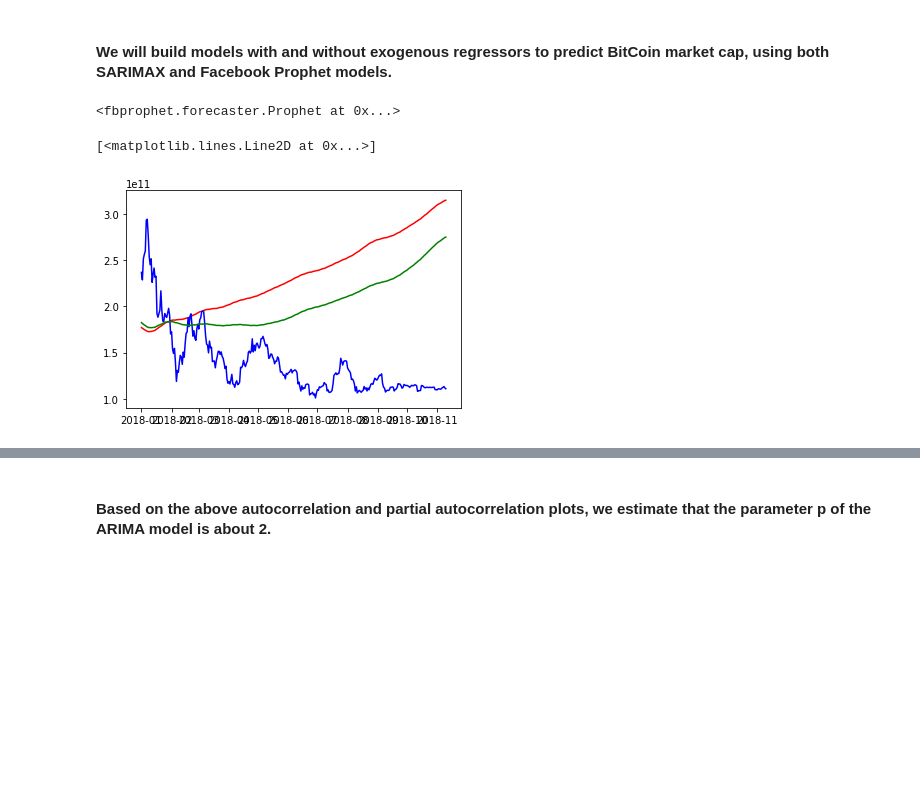
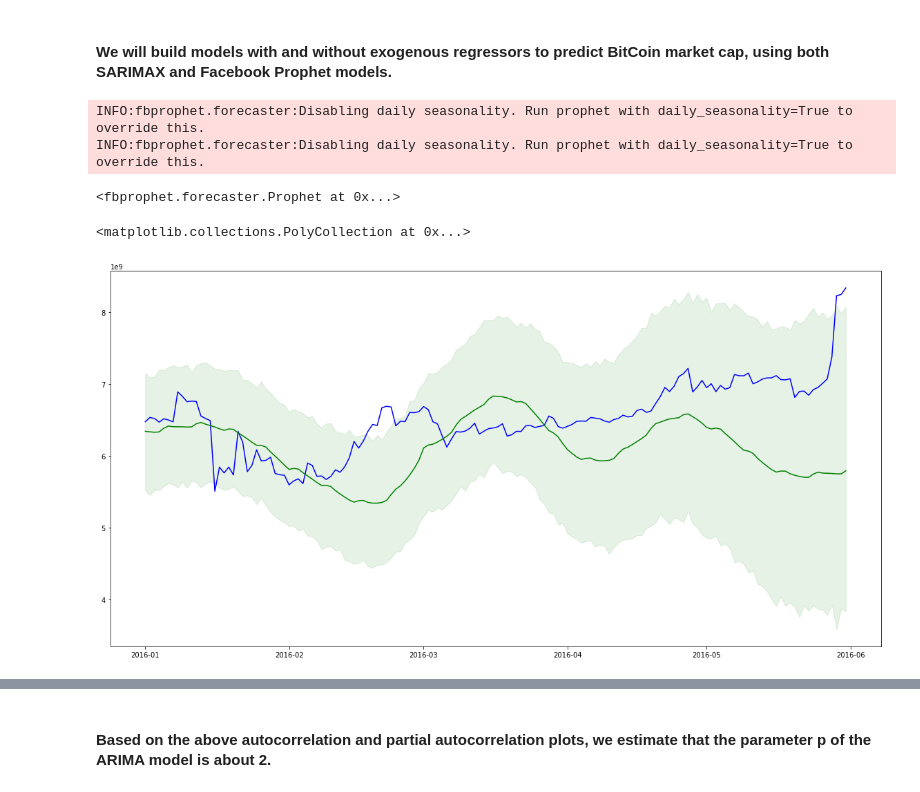
Before and after one commit to bakitybacon/cryptoeconomics, a Jupyter notebook: 340termproject-interpol.ipynb, the cells around one changed output, grey strips where cells are left out. Saved outputs shown, nothing was run; the diff lists cells and outputs as text; code cells hidden in the pictures; blank space fills up the shorter version.

```diff
--- a/340termproject-interpol.ipynb
+++ b/340termproject-interpol.ipynb
@@ -94,6 +94,7 @@ See the caveats in the documentation: http://pandas.pydata.org/pandas-docs/stabl
 # %%
 combined = mc_date.merge(financial_data, on="date", how="left")
 combined['date'] = pd.to_datetime(combined['date'])
+combined = combined[combined['date'] < pd.to_datetime('2016-06-01')]
 
 #convert data to numbers for interpolation & inference
 for country in countries:
@@ -173,10 +176,18 @@ import fbprophet
 from statsmodels.graphics.tsaplots import plot_acf, plot_pacf
 from statsmodels.tsa.statespace.sarimax import SARIMAX
 import statsmodels.api as sm
+# %%
+#measures of interest: these seem to experimentally give the best results
+
+countries = ["US", "KR", "JP"]#, "RU"]
+#United States, South, Korea, Japan, Russia
+
+metrics = ["LE_IX", "PCPI_IX"]#, "ENDE_XDC_USD_RATE"]
+#consumer price index (should indicate inflation), exchange rate (in domestic currency), employment index
 # %%
 #test/train split
-cryptoecon_train = combined[combined['date'] < pd.to_datetime('2018-01-01')]
-cryptoecon_test = combined[combined['date'] >= pd.to_datetime('2018-01-01')]
+cryptoecon_train = combined[combined['date'] < pd.to_datetime('2016-01-01')]
+cryptoecon_test = combined[(combined['date'] >= pd.to_datetime('2016-01-01')) & (combined['date'] < pd.to_datetime('2016-06-01'))]
 # %%
 #prophet dataframe preparation
 prophet_df = pd.DataFrame(cryptoecon_train)
@@ -188,11 +199,11 @@ prophet_test['ds'] = prophet_test['date']
 prophet_test['y'] = prophet_test['marketcap(USD)']
 # %%
 #creating a model with no exogenous variables
-no_exo_m = fbprophet.Prophet(daily_seasonality=True)
+no_exo_m = fbprophet.Prophet()#yearly_seasonality=False)
 no_exo_m.fit(prophet_df)
 
 #creating a model with all exogenous variables
-all_exo_m = fbprophet.Prophet(daily_seasonality=True)
+all_exo_m = fbprophet.Prophet()#yearly_seasonality=False)
 
 for country in countries:
     for metric in metrics:
@@ -200,4 +211,6 @@ for country in countries:
 
 all_exo_m.fit(prophet_df)
 # %% [output]
-<fbprophet.forecaster.Prophet at 0x...>
+INFO:fbprophet.forecaster:Disabling daily seasonality. Run prophet with daily_seasonality=True to override this.
+INFO:fbprophet.forecaster:Disabling daily seasonality. Run prophet with daily_seasonality=True to override this.
+<fbprophet.forecaster.Prophet at 0x...>
@@ -204,10 +220,8 @@ all_exo_m.fit(prophet_df)
 # %%
-no_exo_preds = no_exo_m.predict(prophet_test)
-all_exo_preds = all_exo_m.predict(prophet_test)
+plt.plot(prophet_test['ds'].values, prophet_test['marketcap(USD)'].values, c="b")
 
-plt.plot(prophet_test['ds'].values, no_exo_preds['yhat'].values, c="r")
-plt.plot(prophet_test['ds'].values, prophet_test['marketcap(USD)'].values, c="b")
 plt.plot(prophet_test['ds'].values, all_exo_preds['yhat'].values, c="g")
+plt.fill_between(prophet_test['ds'].values, all_exo_preds['yhat_lower'].values, all_exo_preds['yhat_upper'].values,alpha=0.1, color="g")
 # %% [output]
-[<matplotlib.lines.Line2D at 0x...>]
+<matplotlib.collections.PolyCollection at 0x...>
-[figure, old version]
+[figure, new version]
```
Also changed, not shown: parts of 13 cells of this notebook.
